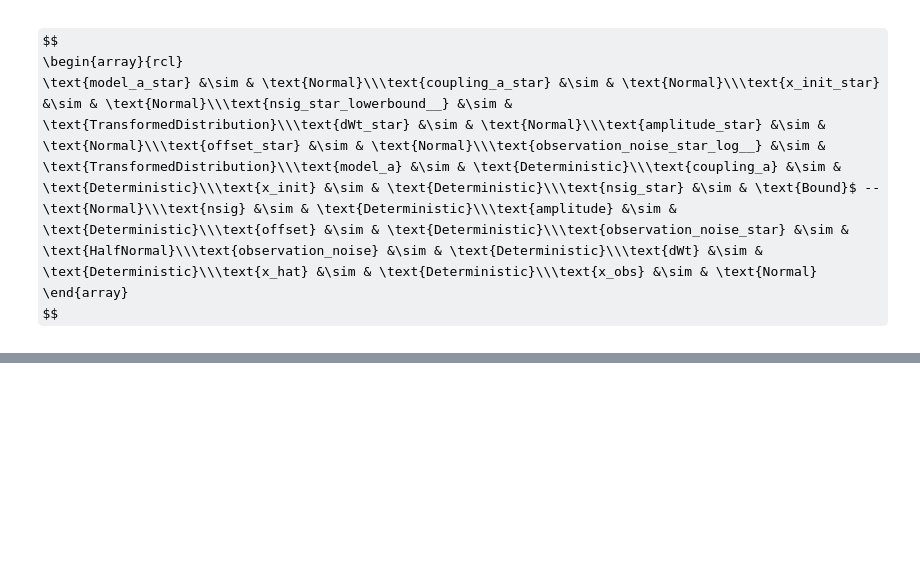
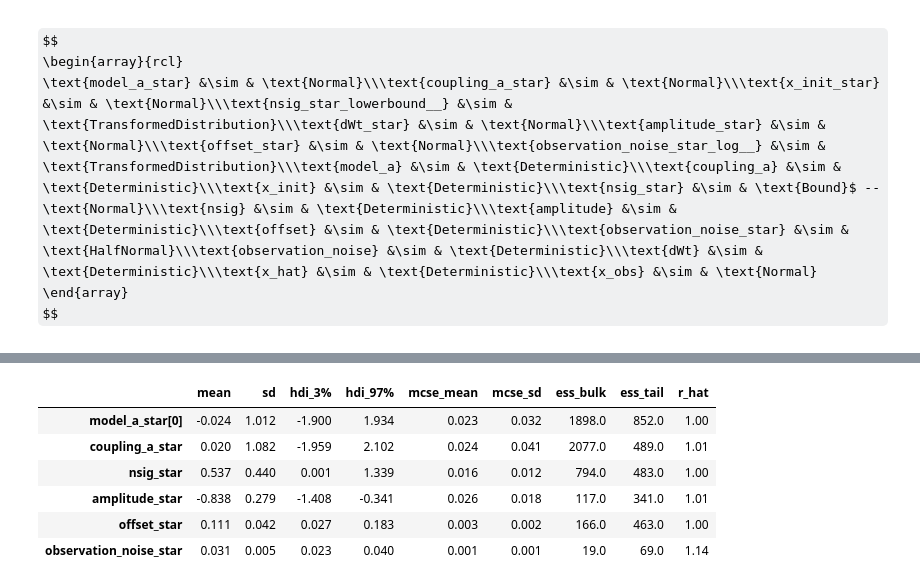
Before and after one commit to the-virtual-brain/tvb-inversion, a Jupyter notebook: notebooks/04_pymc3_inference_uninformative_builders.ipynb, the cells around one changed output, grey strips where cells are left out. Saved outputs shown, nothing was run; the diff lists cells and outputs as text; code cells hidden in the pictures; some formulas as TeX source; blank space fills up the shorter version.

Commit message:
pymc3 scripts; diagnostics and model criteria

```diff
--- a/notebooks/04_pymc3_inference_uninformative_builders.ipynb
+++ b/notebooks/04_pymc3_inference_uninformative_builders.ipynb
@@ -120,8 +120,8 @@ with model:
     offset_star = pm.Normal(name="offset_star", mu=0.0, sd=1.0)
     offset = pm.Deterministic(name="offset", var=def_std * offset_star)
 
-    observation_noise_star = pm.HalfNormal("observation_noise_star", sd=1.0)
-    observation_noise = pm.Deterministic("observation_noise", var=def_std*observation_noise_star)
+    observation_noise_star = pm.HalfNormal(name="observation_noise_star", sd=1.0)
+    observation_noise = pm.Deterministic(name="observation_noise", var=def_std*observation_noise_star)
 # %%
 prior = Pymc3Prior(
     model=model,
@@ -186,0 +195,4 @@ plot_posterior_samples(pymc_estimator.inference_data, init_params)
+# %%
+_ = pymc_estimator.sample_posterior_predictive()
+pymc_estimator.inference_data = pymc_estimator.get_inference_data()
+pymc_estimator.inference_summary = pymc_estimator.get_inference_summary()
@@ -210,4 +236,12 @@ pymc_estimator.inference_summary.loc[
 # %%
 pymc_estimator.inference_summary.loc[
-    ["model_a_star", "coupling_a_star", "nsig_star",
+    ["model_a_star[0]", "coupling_a_star", "nsig_star",
      "amplitude_star", "offset_star", "observation_noise_star"]]
+# %% [output]
+|  | mean | sd | hdi_3% | hdi_97% | mcse_mean | mcse_sd | ess_bulk | ess_tail | r_hat |
+| model_a_star[0] | -0.024 | 1.012 | -1.900 | 1.934 | 0.023 | 0.032 | 1898.0 | 852.0 | 1.00 |
+| coupling_a_star | 0.020 | 1.082 | -1.959 | 2.102 | 0.024 | 0.041 | 2077.0 | 489.0 | 1.01 |
+| nsig_star | 0.537 | 0.440 | 0.001 | 1.339 | 0.016 | 0.012 | 794.0 | 483.0 | 1.00 |
+| amplitude_star | -0.838 | 0.279 | -1.408 | -0.341 | 0.026 | 0.018 | 117.0 | 341.0 | 1.01 |
+| offset_star | 0.111 | 0.042 | 0.027 | 0.183 | 0.003 | 0.002 | 166.0 | 463.0 | 1.00 |
+| observation_noise_star | 0.031 | 0.005 | 0.023 | 0.040 | 0.001 | 0.001 | 19.0 | 69.0 | 1.14 |
```
Also changed, not shown: parts of 10 cells of this notebook, 7 other files.
